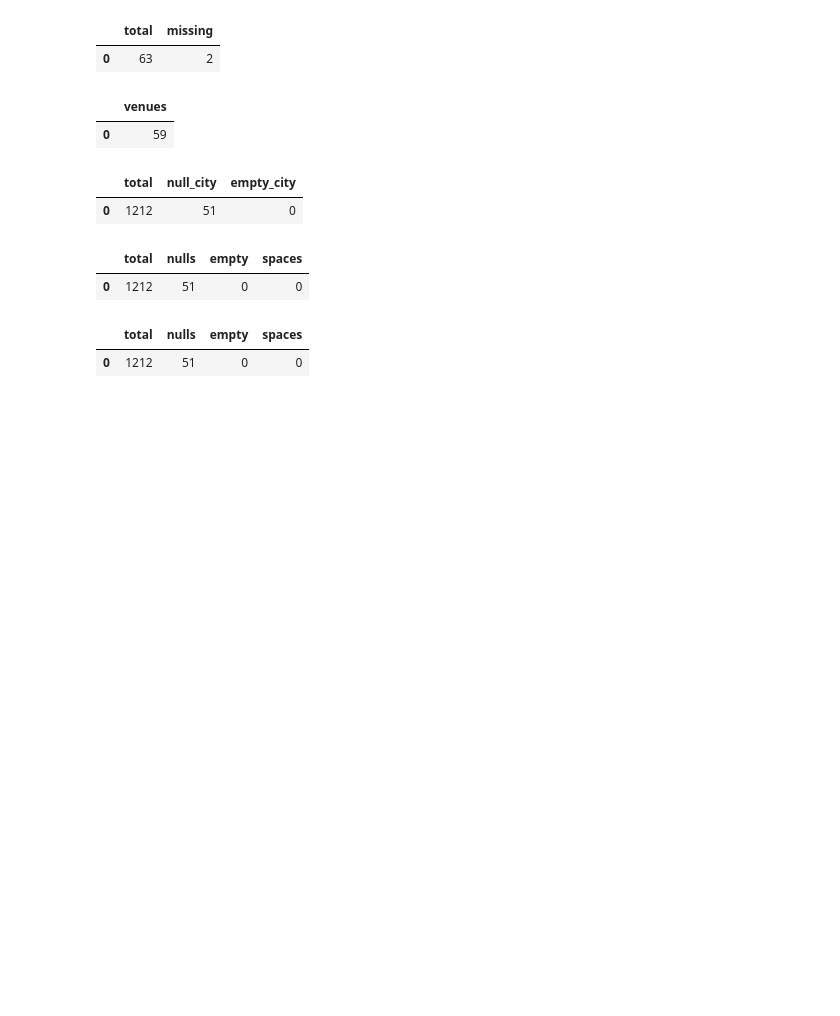
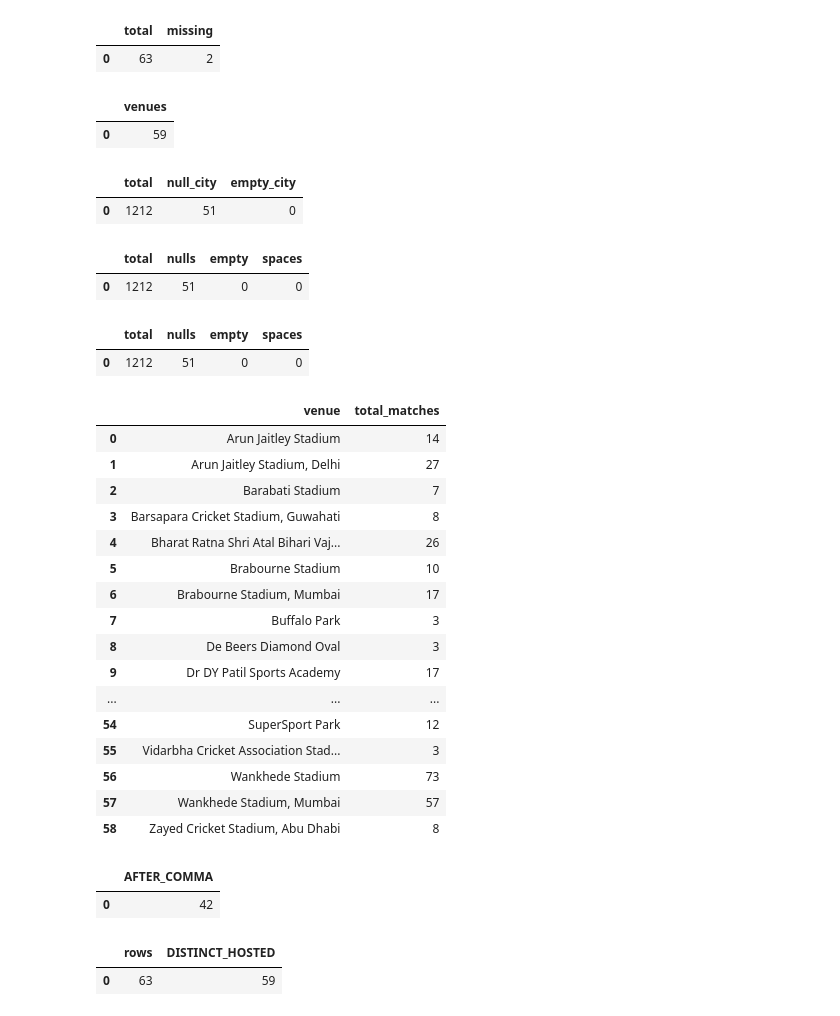
Before and after one commit to ubaiduog-dev/project-3.1, a Jupyter notebook: notebooks/sqlpractice.ipynb, the cells around one changed output. Drawn from its saved outputs; the diff is of its cells as text; code cells hidden in the pictures; blank space fills up the shorter version.

Commit message:
Added sql cleaning pipeline: venues,duplicate,categories,null,dedup filles

```diff
--- a/notebooks/sqlpractice.ipynb
+++ b/notebooks/sqlpractice.ipynb
@@ -643,3 +643,47 @@ sum(case when trim("player of the match")= '' and city <> '' then  1 else 0 end)
 # %% [output]
 |  | total | nulls | empty | spaces |
 | 0 | 1212 | 51 | 0 | 0 |
+# %%
+q("""SELECT venue,COUNT(*) AS total_matches
+FROM matches
+GROUP BY venue
+ORDER BY venue;""")
+# %% [output]
+|  | venue | total_matches |
+| 0 | Arun Jaitley Stadium | 14 |
+| 1 | Arun Jaitley Stadium, Delhi | 27 |
+| 2 | Barabati Stadium | 7 |
+| 3 | Barsapara Cricket Stadium, Guwahati | 8 |
+| 4 | Bharat Ratna Shri Atal Bihari Vaj... | 26 |
+| 5 | Brabourne Stadium | 10 |
+| 6 | Brabourne Stadium, Mumbai | 17 |
+| 7 | Buffalo Park | 3 |
+| 8 | De Beers Diamond Oval | 3 |
+| 9 | Dr DY Patil Sports Academy | 17 |
+| ... | ... | ... |
+| 54 | SuperSport Park | 12 |
+| 55 | Vidarbha Cricket Association Stad... | 3 |
+| 56 | Wankhede Stadium | 73 |
+| 57 | Wankhede Stadium, Mumbai | 57 |
+| 58 | Zayed Cricket Stadium, Abu Dhabi | 8 |
+# %%
+q("""
+SELECT COUNT(DISTINCT
+    CASE
+        WHEN INSTR(VENUE, ',') > 0
+            THEN TRIM(SUBSTR(VENUE, 1, INSTR(VENUE, ',') - 1))
+        ELSE TRIM(VENUE)
+    END
+) AS AFTER_COMMA
+FROM MATCHES;
+""")
+# %% [output]
+|  | AFTER_COMMA |
+| 0 | 42 |
+# %%
+q("""SELECT count (*)as rows,
+COUNT(DISTINCT VENUE) AS DISTINCT_HOSTED
+FROM venues;""")
+# %% [output]
+|  | rows | DISTINCT_HOSTED |
+| 0 | 63 | 59 |
```
Also changed, not shown: parts of 5 cells of this notebook, 10 other files.
